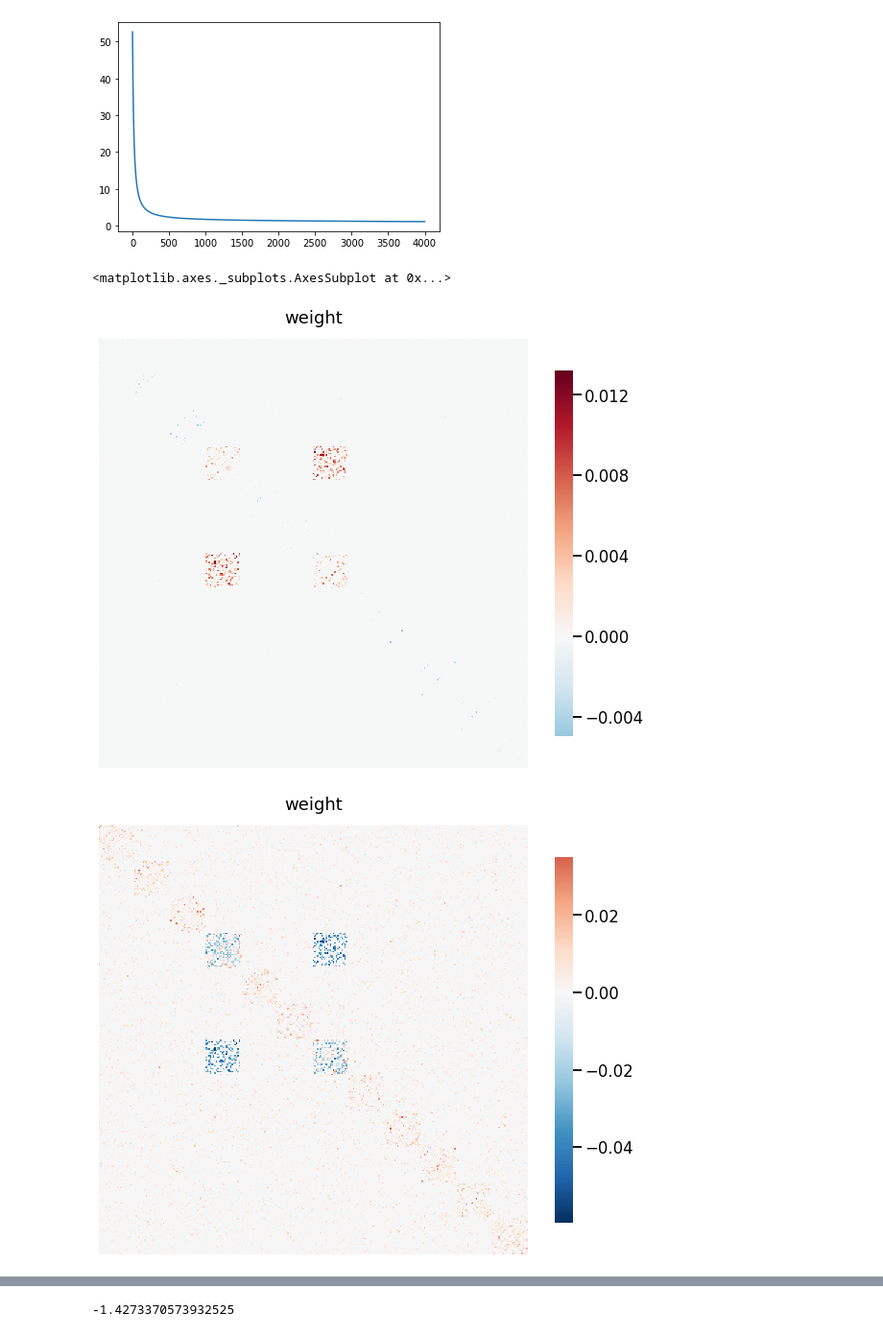
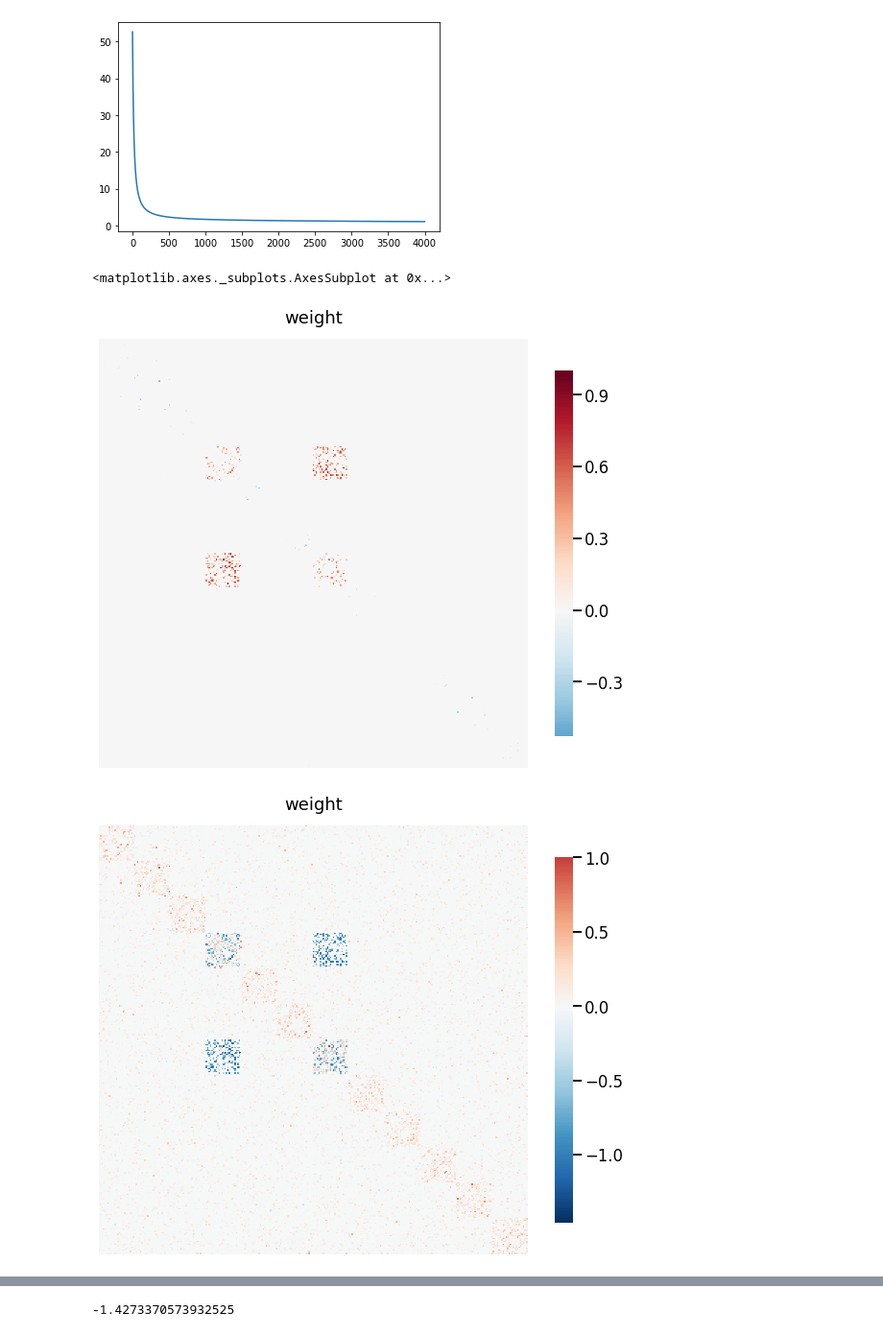
Before and after one commit to wilttang/graspy, a Jupyter notebook: graspy/classifyMultiNet/modifiedLossSim.ipynb, the cells around one changed output, grey strips where cells are left out. Shown at 96% size. Drawn from its saved outputs; the diff is of its cells as text; code cells hidden in the pictures.

```diff
--- a/graspy/classifyMultiNet/modifiedLossSim.ipynb
+++ b/graspy/classifyMultiNet/modifiedLossSim.ipynb
@@ -154,12 +154,12 @@ plt.plot(ls)
 [<matplotlib.lines.Line2D at 0x...>]
 [figure]
 # %%
-heatmap(B[0,:,:], title ='weight')
-heatmap(B[1,:,:], title ='weight')
+heatmap(B[0,:,:]/np.max(B[0,:,:]), title ='weight')
+heatmap(B[1,:,:]/np.max(B[1,:,:]), title ='weight')
 # %% [output]
 <matplotlib.axes._subplots.AxesSubplot at 0x...>
-[figure, old version]
+[figure, new version]
-[figure, old version]
+[figure, new version]
 # %%
 def predictAccuracy(B,b,e,A,y):
     l = len(y)
```
Also changed, not shown: parts of 2 cells of this notebook, 2 other files.
